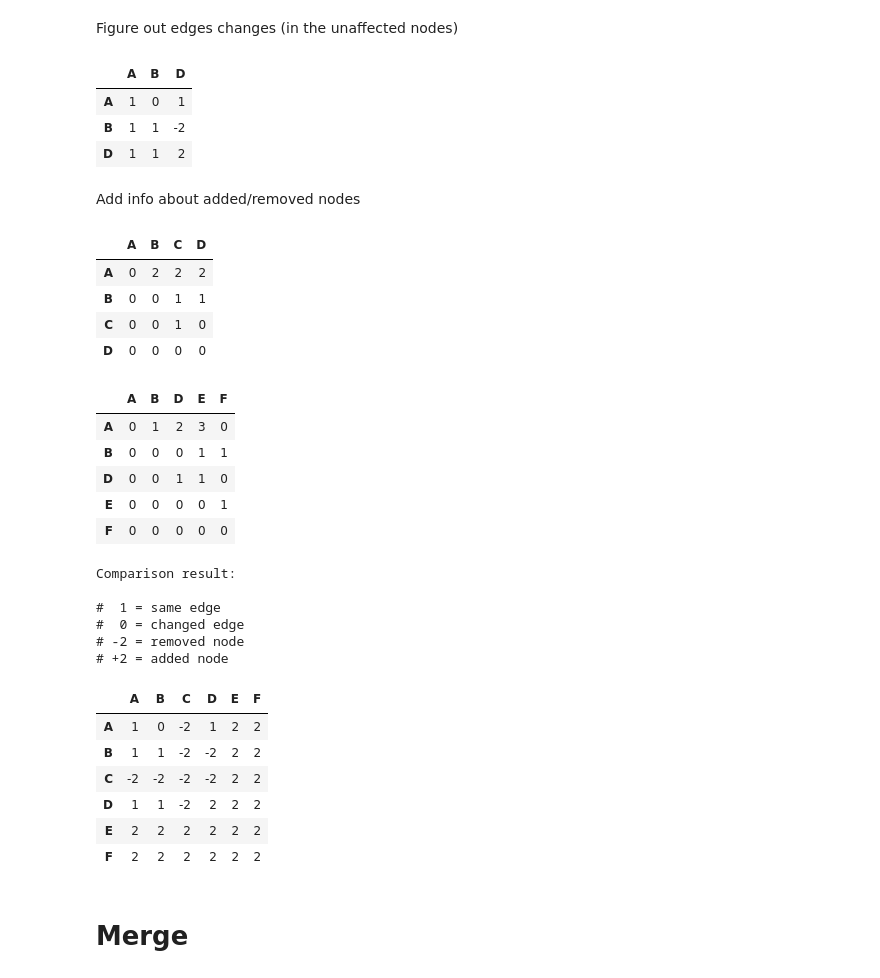
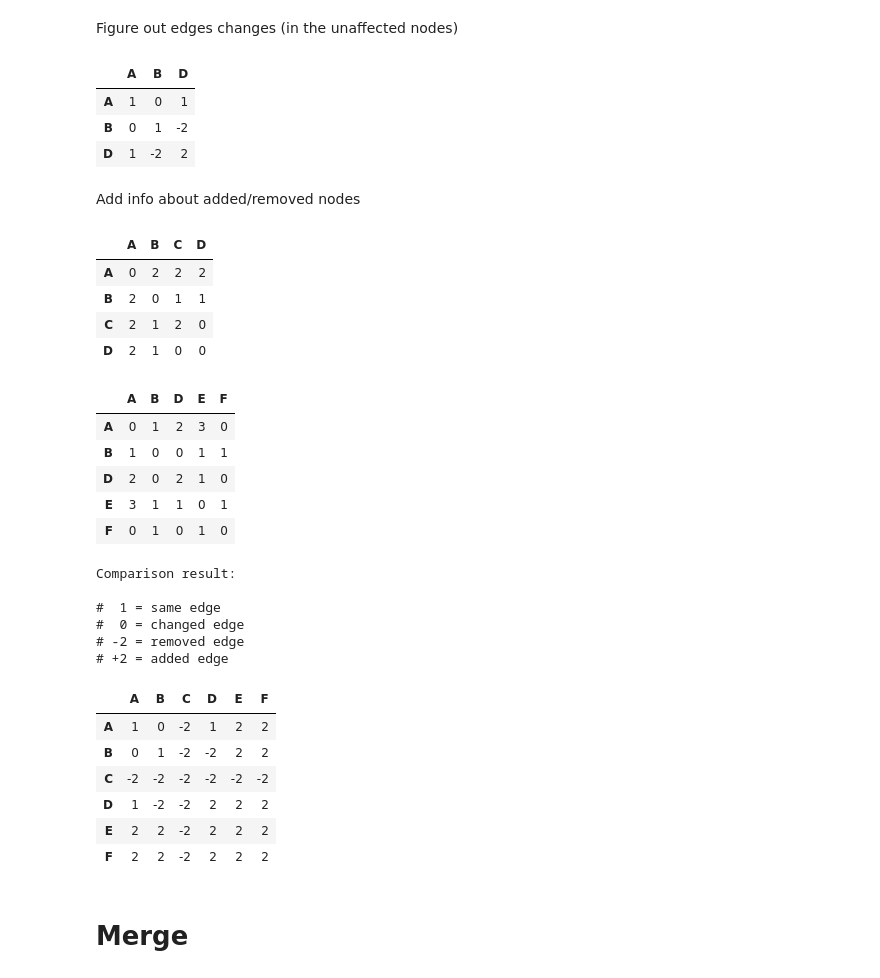
Before and after one commit to nchaly/mc_research, a Jupyter notebook: etc/graph_diff.ipynb, the cells around one changed output. Drawn from its saved outputs; the diff is of its cells as text; code cells hidden in the pictures.

```diff
--- a/etc/graph_diff.ipynb
+++ b/etc/graph_diff.ipynb
@@ -15,13 +15,13 @@ pd: 1.0.1
 # %% [markdown]
 First graph
 # %%
-df1 = pd.DataFrame(
-[ [0, 2, 2, 2],
-  [0, 0, 1, 1],
-  [0, 0, 1, 0],
-  [0, 0, 0, 0]], index=['A','B','C','D'], columns=['A','B','C','D']
-)
-
+data = [  [0, 2, 2, 2],
+          [0, 0, 1, 1],
+          [0, 0, 1, 0],
+          [0, 0, 0, 0] ]
+data = np.triu(data) + np.triu(data).T
+df1 = pd.DataFrame(data, index=['A','B','C','D'], columns=['A','B','C','D'])
+display(df1)
 G1 = nx.from_pandas_adjacency(df1)
 nx.draw(G1, with_labels=True, node_color='skyblue', node_size=1500, width=5.0, edge_cmap=plt.cm.Set2)
 # %% [output]
@@ -30,14 +35,14 @@ nx.draw(G1, with_labels=True, node_color='skyblue', node_size=1500, width=5.0, e
 Second graph.
 Node `C` is removed, two new nodes `E` and `F` added.
 # %%
-df2 = pd.DataFrame(
-[ [0, 1, 2, 3, 0],
-  [0, 0, 0, 1, 1],
-  [0, 0, 1, 1, 0],
-  [0, 0, 0, 0, 1],
-  [0, 0, 0, 0, 0]], index=['A','B','D','E','F'], columns=['A','B','D', 'E','F']
-)
-
+data = [ [0, 1, 2, 3, 0],
+      [0, 0, 0, 1, 1],
+      [0, 0, 1, 1, 0],
+      [0, 0, 0, 0, 1],
+      [0, 0, 0, 0, 0]]
+data = np.triu(data) + np.triu(data).T
+df2 = pd.DataFrame(data, index=['A','B','D','E','F'], columns=['A','B','D', 'E','F'])
+display(df2)
 G2 = nx.from_pandas_adjacency(df2)
 nx.draw(G2, with_labels=True, node_color='skyblue', node_size=1500, width=5.0, edge_cmap=plt.cm.Set2)
 # %% [output]
@@ -86,49 +97,50 @@ df_compare
 # %% [output]
 |  | A | B | D |
 | A | 1 | 0 | 1 |
-| B | 1 | 1 | -2 |
-| D | 1 | 1 | 2 |
+| B | 0 | 1 | -2 |
+| D | 1 | -2 | 2 |
 # %% [markdown]
 Add info about added/removed nodes
 # %%
+df_compare = df_compare.reindex(index = df_compare.index.union(added), columns=df_compare.index.union(added))
+df_compare = df_compare.fillna(+2)
 df_compare = df_compare.reindex(index = df_compare.index.union(removed), columns=df_compare.index.union(removed))
-df_compare = df_compare.fillna(-2)
-df_compare = df_compare.reindex(index = df_compare.index.union(added), columns=df_compare.index.union(added))
-df_compare = df_compare.fillna(+2).astype(int)
+df_compare = df_compare.fillna(-2).astype(int)
+
 display(df1, df2)
 print('Comparison result:')
 print("""
 #  1 = same edge
 #  0 = changed edge
-# -2 = removed node
-# +2 = added node""")
+# -2 = removed edge
+# +2 = added edge""")
 
 display(df_compare)
 # %% [output]
 |  | A | B | C | D |
 | A | 0 | 2 | 2 | 2 |
-| B | 0 | 0 | 1 | 1 |
-| C | 0 | 0 | 1 | 0 |
-| D | 0 | 0 | 0 | 0 |
+| B | 2 | 0 | 1 | 1 |
+| C | 2 | 1 | 2 | 0 |
+| D | 2 | 1 | 0 | 0 |
 |  | A | B | D | E | F |
 | A | 0 | 1 | 2 | 3 | 0 |
-| B | 0 | 0 | 0 | 1 | 1 |
-| D | 0 | 0 | 1 | 1 | 0 |
-| E | 0 | 0 | 0 | 0 | 1 |
-| F | 0 | 0 | 0 | 0 | 0 |
+| B | 1 | 0 | 0 | 1 | 1 |
+| D | 2 | 0 | 2 | 1 | 0 |
+| E | 3 | 1 | 1 | 0 | 1 |
+| F | 0 | 1 | 0 | 1 | 0 |
 Comparison result:
 
 #  1 = same edge
 #  0 = changed edge
-# -2 = removed node
-# +2 = added node
+# -2 = removed edge
+# +2 = added edge
 |  | A | B | C | D | E | F |
 | A | 1 | 0 | -2 | 1 | 2 | 2 |
-| B | 1 | 1 | -2 | -2 | 2 | 2 |
-| C | -2 | -2 | -2 | -2 | 2 | 2 |
-| D | 1 | 1 | -2 | 2 | 2 | 2 |
-| E | 2 | 2 | 2 | 2 | 2 | 2 |
-| F | 2 | 2 | 2 | 2 | 2 | 2 |
+| B | 0 | 1 | -2 | -2 | 2 | 2 |
+| C | -2 | -2 | -2 | -2 | -2 | -2 |
+| D | 1 | -2 | -2 | 2 | 2 | 2 |
+| E | 2 | 2 | -2 | 2 | 2 | 2 |
+| F | 2 | 2 | -2 | 2 | 2 | 2 |
 # %% [markdown]
 # Merge
 # %% [markdown]
```
Also changed, not shown: parts of 10 cells of this notebook.
